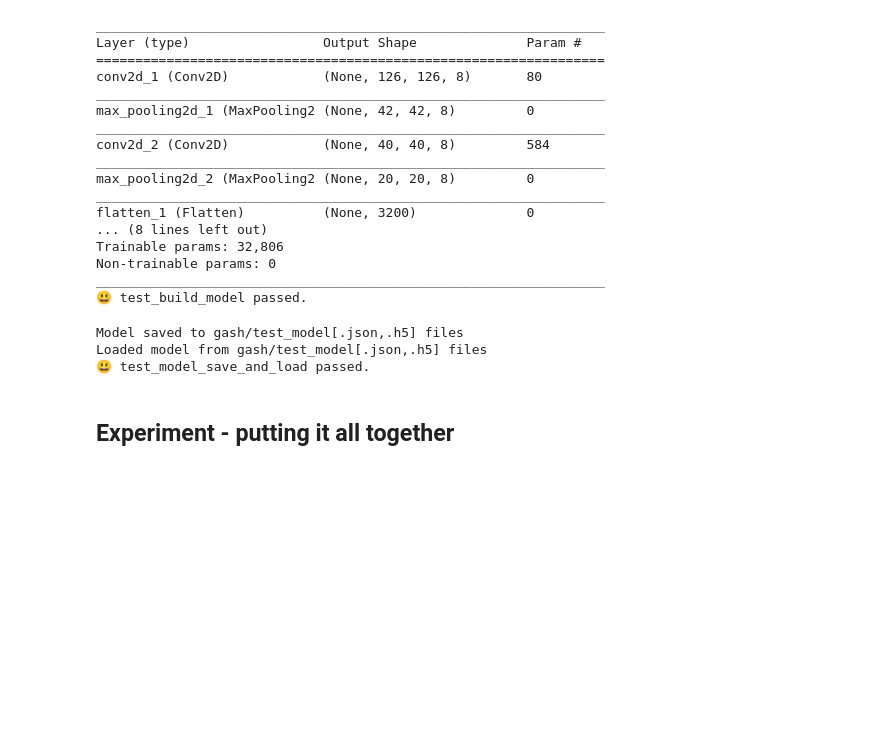
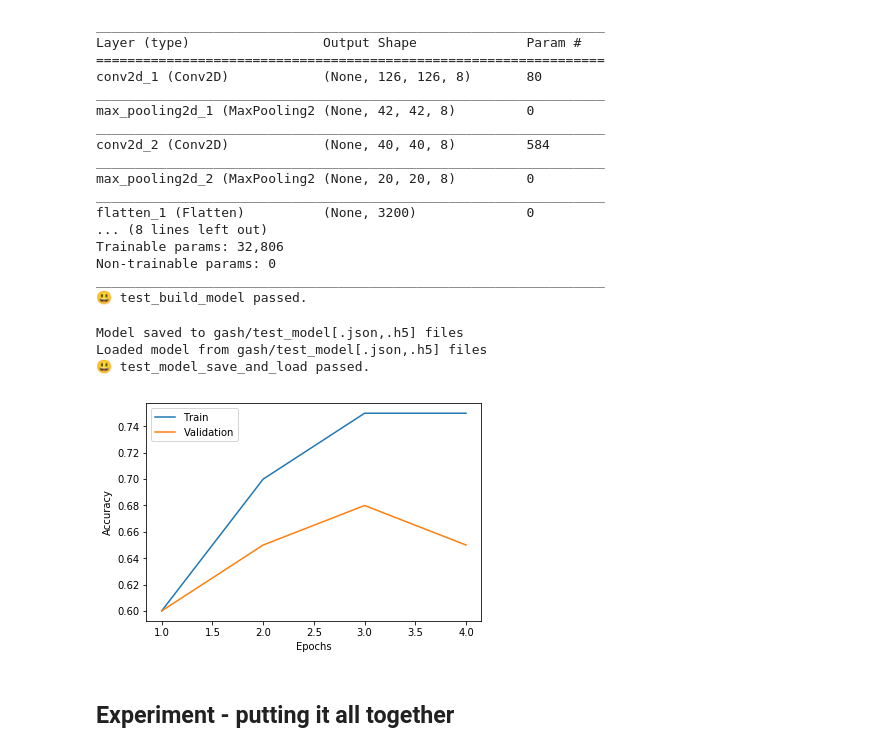
Before and after one commit to danielphil/kaggle_ctmi, a Jupyter notebook: kaggle_ctmi_simple.ipynb, the cells around one changed output. Cells and saved outputs as stored; diff of their text form; code cells hidden in the pictures; blank space fills up the shorter version.

```diff
--- a/kaggle_ctmi_simple.ipynb
+++ b/kaggle_ctmi_simple.ipynb
@@ -382,22 +382,38 @@ Loaded model from gash/test_model[.json,.h5] files
 😃 test_model_save_and_load passed.
 # %%
 class AccuracyHistory(keras.callbacks.Callback):
+    """ Record and plot training progress """
     def on_train_begin(self, logs={}):
         self.acc = []
         self.val_acc = []
 
-    def on_epoch_end(self, batch, logs={}):
+    def on_epoch_end(self, epoch, logs={}):
         self.acc.append(logs.get('acc'))
         self.val_acc.append(logs.get('val_acc'))
 
     def plot_training(self):
         epochs = range(1, len(self.acc)+1)
         plt.plot(epochs, self.acc, label='Train')
         plt.plot(epochs, self.val_acc, label='Validation')
         plt.xlabel('Epochs')
         plt.ylabel('Accuracy')
         plt.legend()
         plt.show()
+
+def test_AccuraryHistory():
+    history = AccuracyHistory()
+
+    # Simulate some training!
+    history.on_train_begin()
+    for epoch, acc, val_acc in zip(range(4), [.6,.7,.75,.75],[.6,.65,.68,.65]):
+        log = {'acc':acc, 'val_acc':val_acc}
+        history.on_epoch_end(epoch, log)
+
+    history.plot_training()
+
+test_AccuraryHistory()
+# %% [output]
+[figure, added]
 # %% [markdown]
 ## Experiment - putting it all together
 # %%
```
Also changed, not shown: parts of 3 cells of this notebook.
